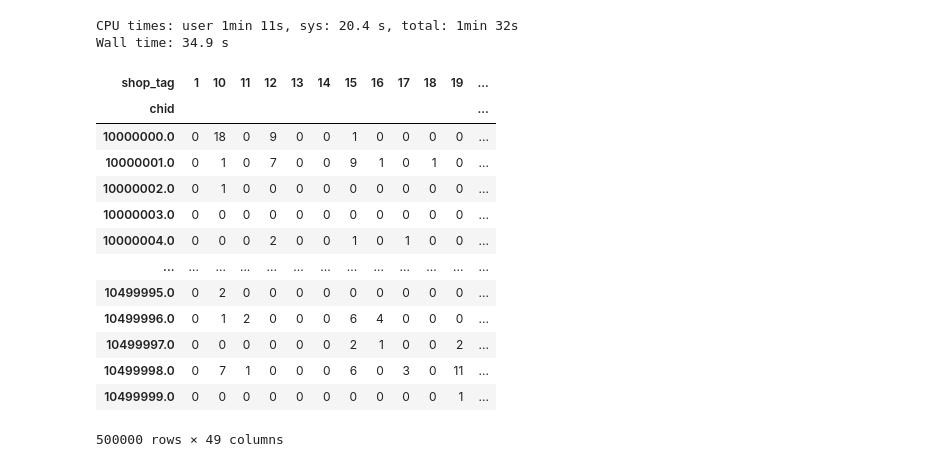
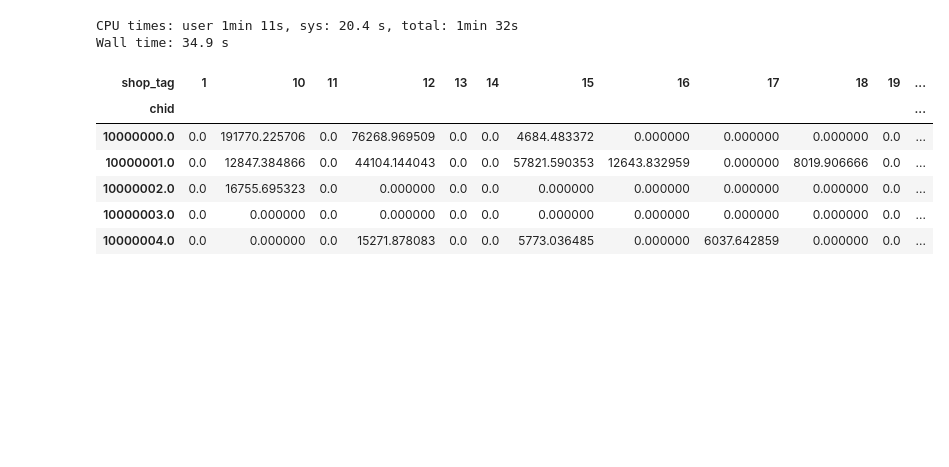
Before and after one commit to alexlautw9527/for_notebook, a Jupyter notebook: 玉山2021冬季賽推薦系統.ipynb, the cells around one changed output. Drawn from its saved outputs; the diff is of its cells as text; code cells hidden in the pictures; blank space fills up the shorter version.

```diff
--- a/玉山2021冬季賽推薦系統.ipynb
+++ b/玉山2021冬季賽推薦系統.ipynb
@@ -59,19 +61,12 @@ newdf = df.groupby(['chid','shop_tag'])['txn_amt'].sum().compute().unstack(fill_
 CPU times: user 1min 11s, sys: 20.4 s, total: 1min 32s
 Wall time: 34.9 s
 # %%
-newdf
+newdf.head()
 # %% [output]
 | shop_tag | 1 | 10 | 11 | 12 | 13 | 14 | 15 | 16 | 17 | 18 | 19 | ... |
 | chid |  |  |  |  |  |  |  |  |  |  |  | ... |
-| 10000000.0 | 0 | 18 | 0 | 9 | 0 | 0 | 1 | 0 | 0 | 0 | 0 | ... |
-| 10000001.0 | 0 | 1 | 0 | 7 | 0 | 0 | 9 | 1 | 0 | 1 | 0 | ... |
-| 10000002.0 | 0 | 1 | 0 | 0 | 0 | 0 | 0 | 0 | 0 | 0 | 0 | ... |
-| 10000003.0 | 0 | 0 | 0 | 0 | 0 | 0 | 0 | 0 | 0 | 0 | 0 | ... |
-| 10000004.0 | 0 | 0 | 0 | 2 | 0 | 0 | 1 | 0 | 1 | 0 | 0 | ... |
-| ... | ... | ... | ... | ... | ... | ... | ... | ... | ... | ... | ... | ... |
-| 10499995.0 | 0 | 2 | 0 | 0 | 0 | 0 | 0 | 0 | 0 | 0 | 0 | ... |
-| 10499996.0 | 0 | 1 | 2 | 0 | 0 | 0 | 6 | 4 | 0 | 0 | 0 | ... |
-| 10499997.0 | 0 | 0 | 0 | 0 | 0 | 0 | 2 | 1 | 0 | 0 | 2 | ... |
-| 10499998.0 | 0 | 7 | 1 | 0 | 0 | 0 | 6 | 0 | 3 | 0 | 11 | ... |
-| 10499999.0 | 0 | 0 | 0 | 0 | 0 | 0 | 0 | 0 | 0 | 0 | 1 | ... |
+| 10000000.0 | 0.0 | 191770.225706 | 0.0 | 76268.969509 | 0.0 | 0.0 | 4684.483372 | 0.000000 | 0.000000 | 0.000000 | 0.0 | ... |
+| 10000001.0 | 0.0 | 12847.384866 | 0.0 | 44104.144043 | 0.0 | 0.0 | 57821.590353 | 12643.832959 | 0.000000 | 8019.906666 | 0.0 | ... |
+| 10000002.0 | 0.0 | 16755.695323 | 0.0 | 0.000000 | 0.0 | 0.0 | 0.000000 | 0.000000 | 0.000000 | 0.000000 | 0.0 | ... |
+| 10000003.0 | 0.0 | 0.000000 | 0.0 | 0.000000 | 0.0 | 0.0 | 0.000000 | 0.000000 | 0.000000 | 0.000000 | 0.0 | ... |
+| 10000004.0 | 0.0 | 0.000000 | 0.0 | 15271.878083 | 0.0 | 0.0 | 5773.036485 | 0.000000 | 6037.642859 | 0.000000 | 0.0 | ... |
-500000 rows × 49 columns
```
Also changed, not shown: parts of 19 cells of this notebook.
